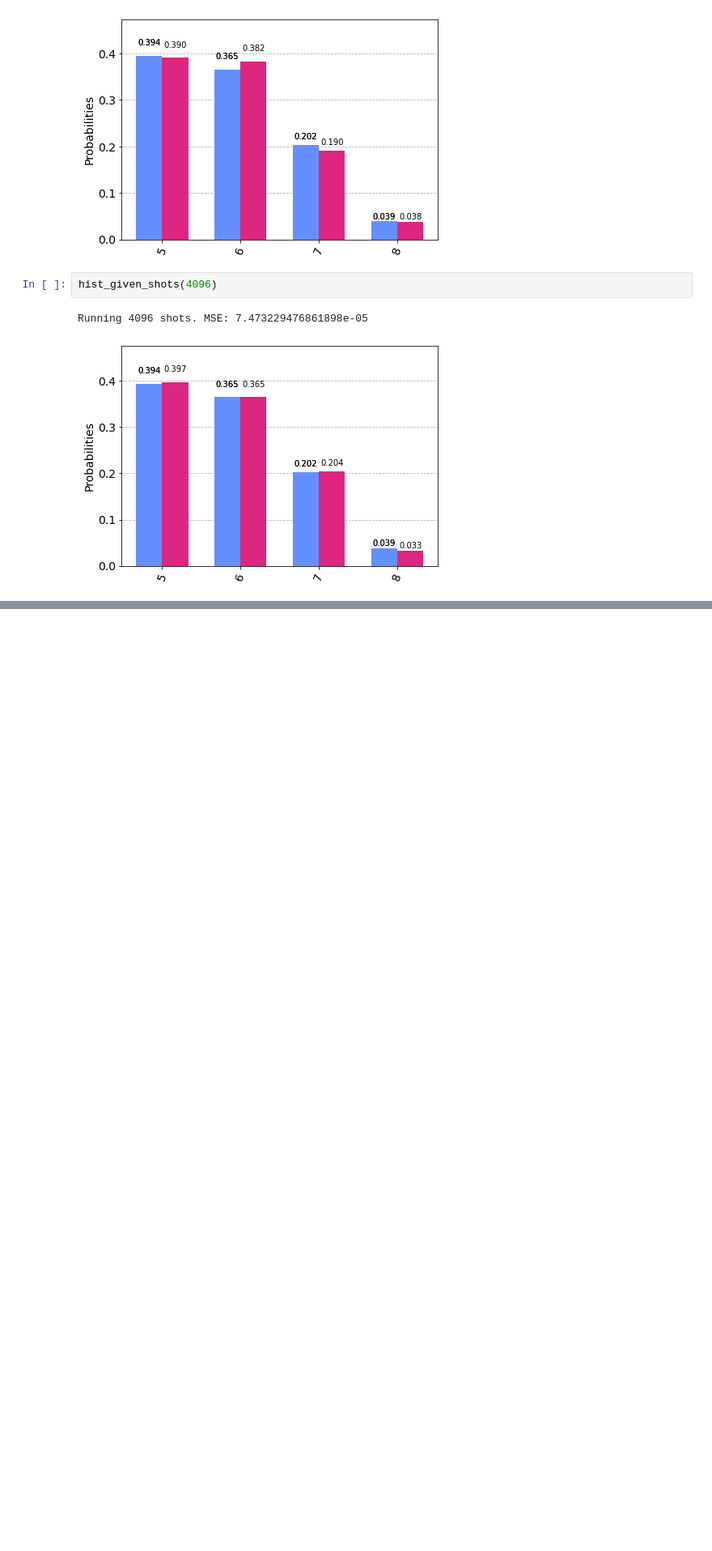
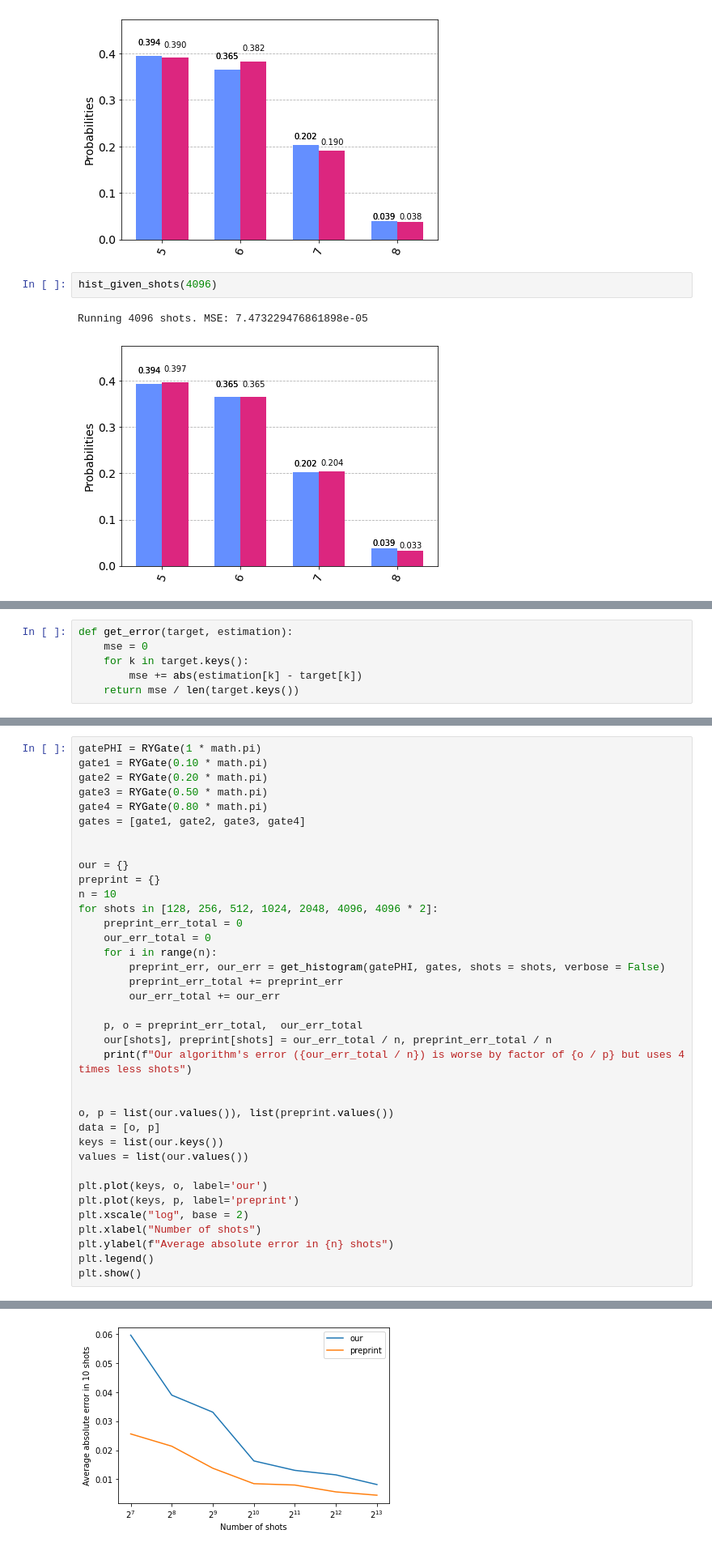
Before and after one commit to Inverseit/quantum, a Jupyter notebook: SWAP experiments.ipynb, the cells around one changed output, grey strips where cells are left out. Shown: that part at 81% size. Cells and saved outputs as stored; diff of their text form; blank space fills up the shorter version.

```diff
--- a/SWAP experiments.ipynb
+++ b/SWAP experiments.ipynb
@@ -588,0 +830,6 @@ Running 50000 shots. MSE: 2.0380470035466456e-05
+# %%
+def get_error(target, estimation):
+    mse = 0
+    for k in target.keys():
+        mse += abs(estimation[k] - target[k])
+    return mse / len(target.keys())
@@ -588,0 +873,38 @@ Running 50000 shots. MSE: 2.0380470035466456e-05
+# %%
+gatePHI = RYGate(1 * math.pi)
+gate1 = RYGate(0.10 * math.pi)
+gate2 = RYGate(0.20 * math.pi)
+gate3 = RYGate(0.50 * math.pi)
+gate4 = RYGate(0.80 * math.pi)
+gates = [gate1, gate2, gate3, gate4]
+
+
+our = {}
+preprint = {}
+n = 10
+for shots in [128, 256, 512, 1024, 2048, 4096, 4096 * 2]:
+    preprint_err_total = 0
+    our_err_total = 0
+    for i in range(n):
+        preprint_err, our_err = get_histogram(gatePHI, gates, shots = shots, verbose = False)
+        preprint_err_total += preprint_err
+        our_err_total += our_err
+
+    p, o = preprint_err_total,  our_err_total
+    our[shots], preprint[shots] = our_err_total / n, preprint_err_total / n
+    print(f"Our algorithm's error ({our_err_total / n}) is worse by factor of {o / p} but uses 4 times less shots")
+
+
+o, p = list(our.values()), list(preprint.values())
+data = [o, p]
+keys = list(our.keys())
+values = list(our.values())
+
+plt.plot(keys, o, label='our')
+plt.plot(keys, p, label='preprint')
+plt.xscale("log", base = 2)
+plt.xlabel("Number of shots")
+plt.ylabel(f"Average absolute error in {n} shots")
+plt.legend()
+plt.show()
+# %% [output]
@@ -588,0 +918 @@ Running 50000 shots. MSE: 2.0380470035466456e-05
+[figure, added]
```
Also changed, not shown: parts of 19 cells of this notebook.
